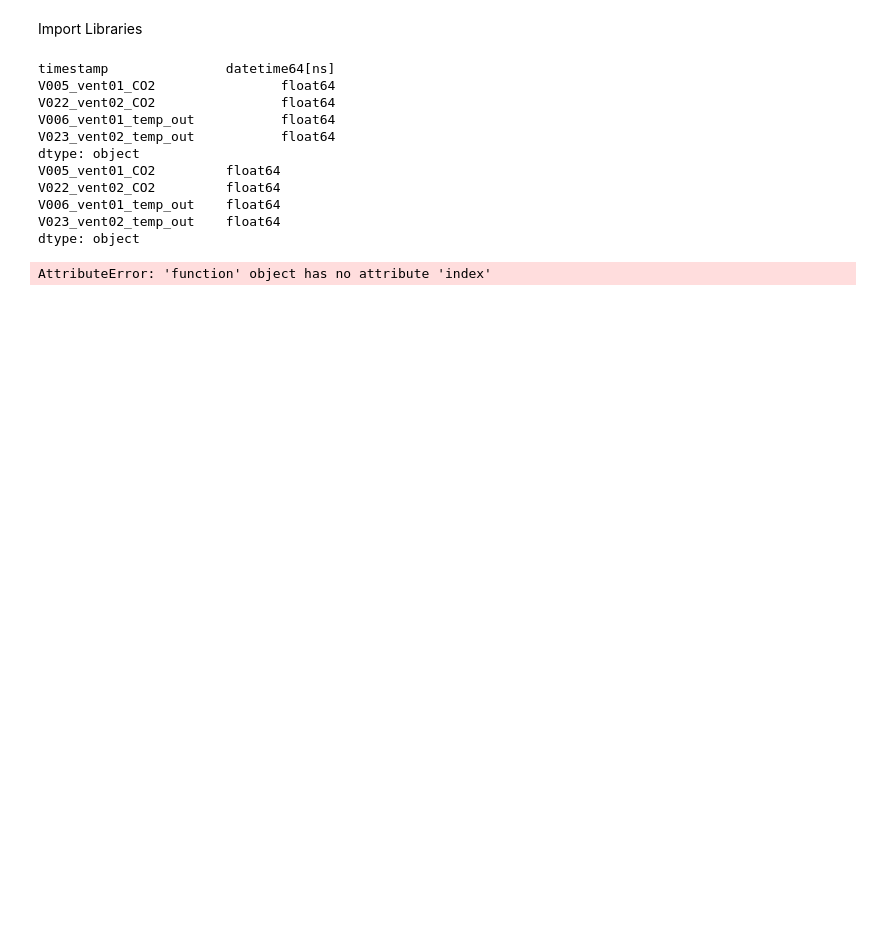
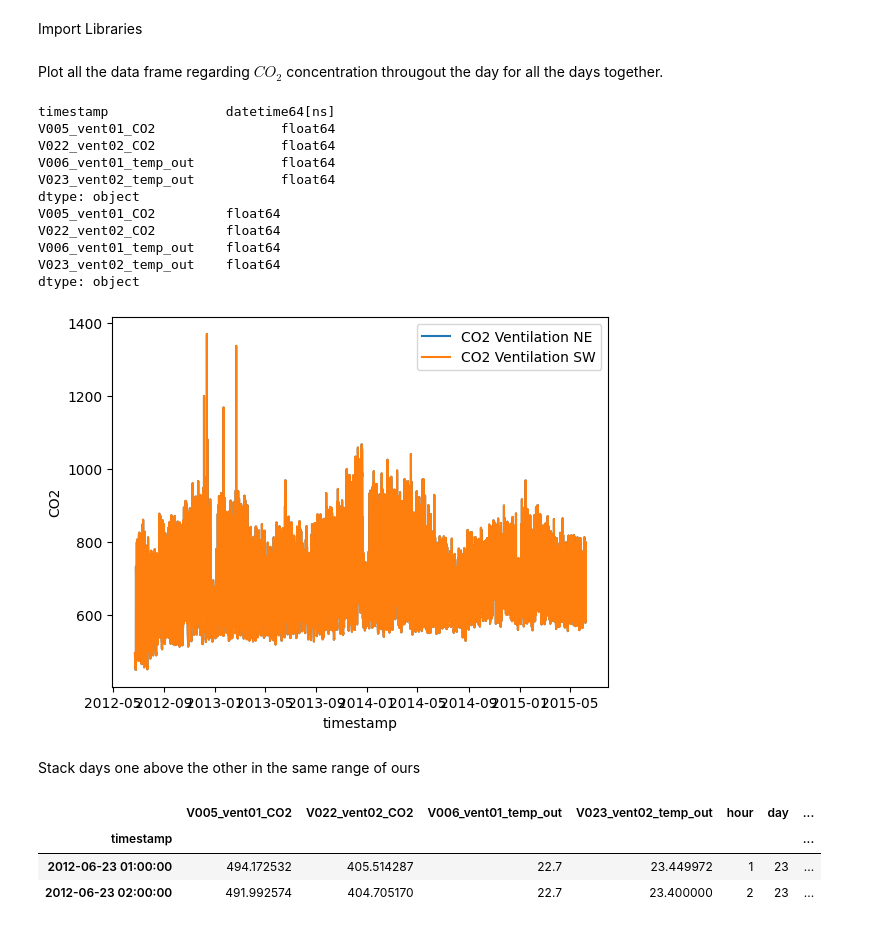
Before and after one commit to Borreguin/WS-USFQ, a Jupyter notebook: Taller3/P1_UML/daniel.ipynb, the cells around one changed output. Cells and saved outputs as stored; diff of their text form; code cells hidden in the pictures; blank space fills up the shorter version.

Commit message:
started with figures creations

```diff
--- a/Taller3/P1_UML/daniel.ipynb
+++ b/Taller3/P1_UML/daniel.ipynb
@@ -17,26 +17,30 @@ def prepare_data():
 # %%
 def plot_data(_df: pd.DataFrame, lb1, lb2, legend):
     import matplotlib.pyplot as plt
-    _df_to_plot = _df.copy
+    _df_to_plot = _df.copy()
     plt.plot(_df_to_plot.index, _df_to_plot[lb1], label=alias[lb_V005_vent01_CO2])
     plt.plot(_df_to_plot.index, _df_to_plot[lb2], label=alias[lb_V022_vent02_CO2])
     plt.xlabel(lb_timestamp)
     plt.ylabel(legend)
     plt.legend()
     plt.show()
+# %% [markdown]
+Plot all the data frame regarding $CO_2$ concentration througout the day for all the days together.
 # %%
 df = prepare_data()
-plot_data(df, 'lb_V005_vent01_CO2', 'lb_V005_vent01_CO2', 'CO2')
+plot_data(df, lb_V005_vent01_CO2, lb_V005_vent01_CO2, 'CO2')
 # %% [output]
 timestamp               datetime64[ns]
 V005_vent01_CO2                float64
 V022_vent02_CO2                float64
 V006_vent01_temp_out           float64
 V023_vent02_temp_out           float64
 dtype: object
 V005_vent01_CO2         float64
 V022_vent02_CO2         float64
 V006_vent01_temp_out    float64
 V023_vent02_temp_out    float64
 dtype: object
-AttributeError: 'function' object has no attribute 'index'
+[figure, added]
+# %% [markdown]
+Stack days one above the other in the same range of ours
@@ -42,0 +49,9 @@ AttributeError: 'function' object has no attribute 'index'
+# %%
+df['hour'] = df.index.hour
+df['date'] = df.index.date
+df.head(2)
+# %% [output]
+|  | V005_vent01_CO2 | V022_vent02_CO2 | V006_vent01_temp_out | V023_vent02_temp_out | hour | day | ... |
+| timestamp |  |  |  |  |  |  | ... |
+| 2012-06-23 01:00:00 | 494.172532 | 405.514287 | 22.7 | 23.449972 | 1 | 23 | ... |
+| 2012-06-23 02:00:00 | 491.992574 | 404.705170 | 22.7 | 23.400000 | 2 | 23 | ... |
```
Also changed, not shown: parts of 4 cells of this notebook.
